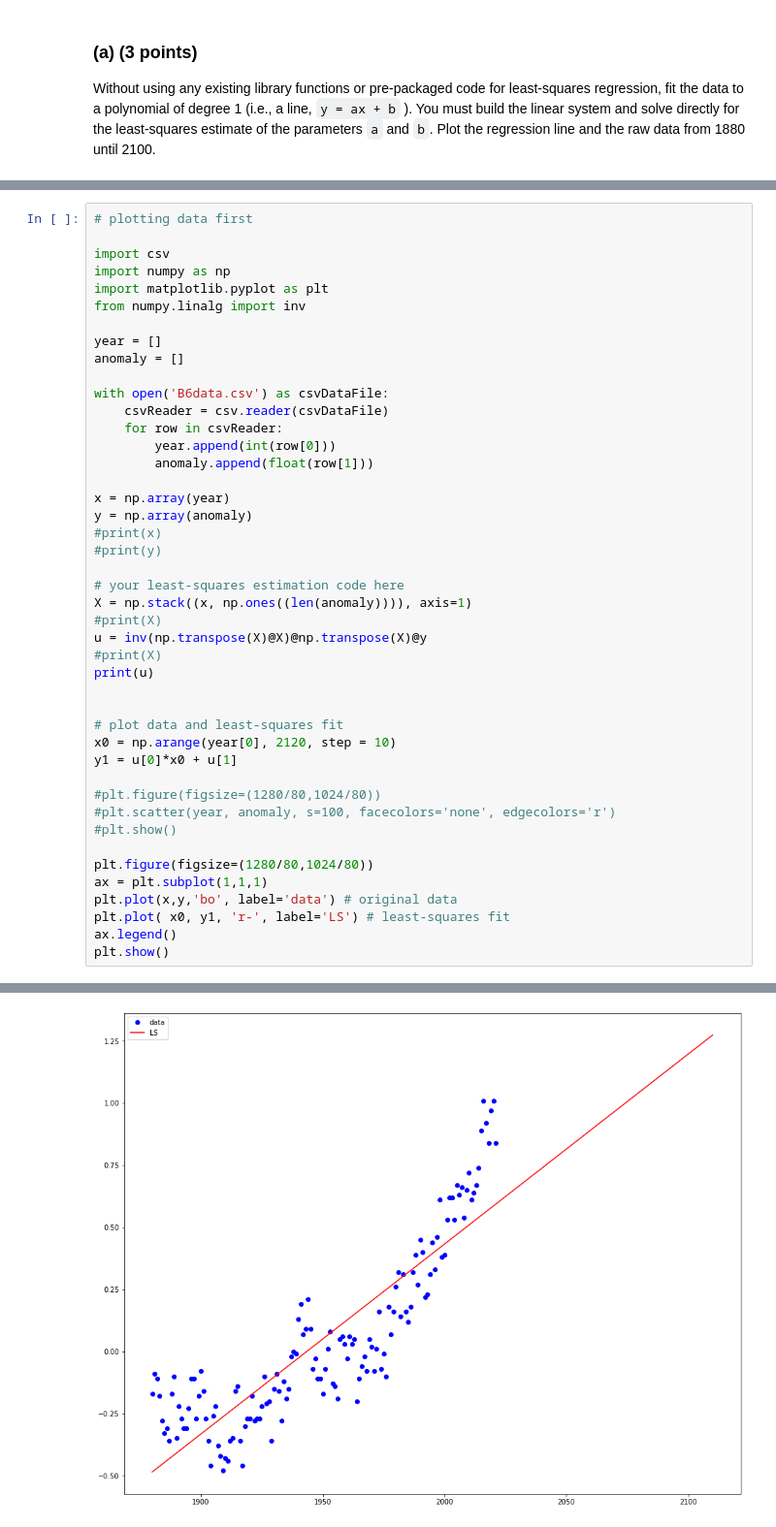
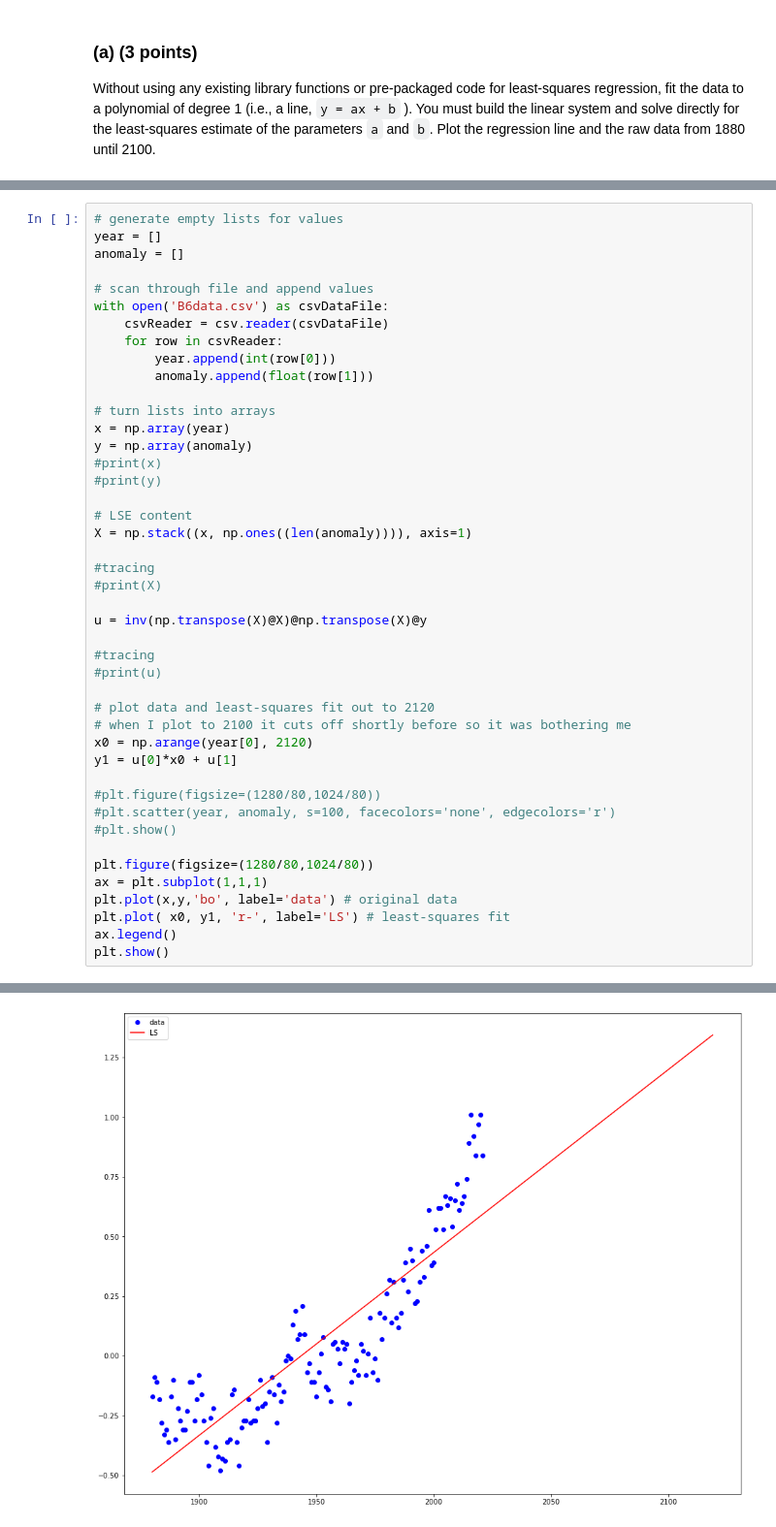
Before and after one commit to DrakeDWhite/INFO-206B, a Jupyter notebook: Assignments/Assignment 6/a6_dwhite.ipynb, the cells around one changed output, grey strips where cells are left out. Shown at 97% size. Drawn from its saved outputs; the diff is of its cells as text.

```diff
--- a/Assignments/Assignment 6/a6_dwhite.ipynb
+++ b/Assignments/Assignment 6/a6_dwhite.ipynb
@@ -11,35 +18,35 @@ Without using any existing library functions or pre-packaged code for least-squa
 # %%
-# plotting data first
-
-import csv
-import numpy as np
-import matplotlib.pyplot as plt
-from numpy.linalg import inv
-
+# generate empty lists for values
 year = []
 anomaly = []
 
+# scan through file and append values
 with open('B6data.csv') as csvDataFile:
     csvReader = csv.reader(csvDataFile)
     for row in csvReader:
         year.append(int(row[0]))
         anomaly.append(float(row[1]))
 
+# turn lists into arrays
 x = np.array(year)
 y = np.array(anomaly)
 #print(x)
 #print(y)
 
-# your least-squares estimation code here
+# LSE content
 X = np.stack((x, np.ones((len(anomaly)))), axis=1)
+
+#tracing
 #print(X)
+
 u = inv(np.transpose(X)@X)@np.transpose(X)@y
-#print(X)
-print(u)
 
+#tracing
+#print(u)
 
-# plot data and least-squares fit
-x0 = np.arange(year[0], 2120, step = 10)
+# plot data and least-squares fit out to 2120
+# when I plot to 2100 it cuts off shortly before so it was bothering me
+x0 = np.arange(year[0], 2120)
 y1 = u[0]*x0 + u[1]
 
 #plt.figure(figsize=(1280/80,1024/80))
@@ -57 +63 @@ plt.show()
-[figure, old version]
+[figure, new version]
```
Also changed, not shown: parts of 2 cells of this notebook.
